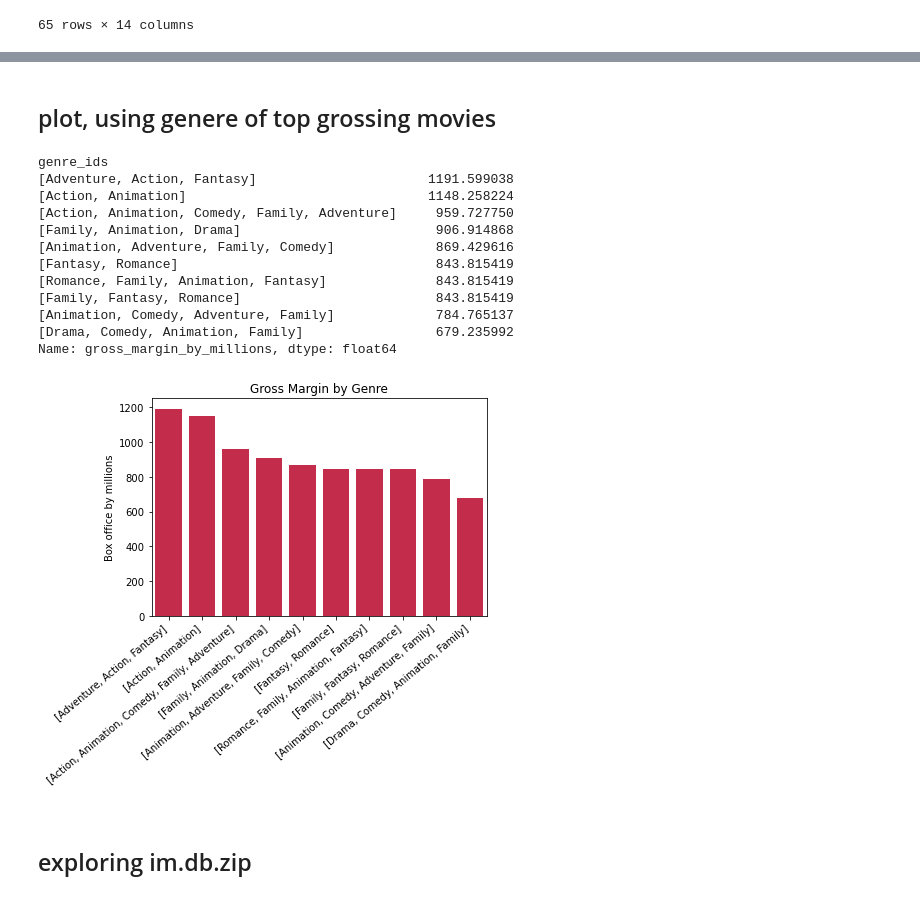
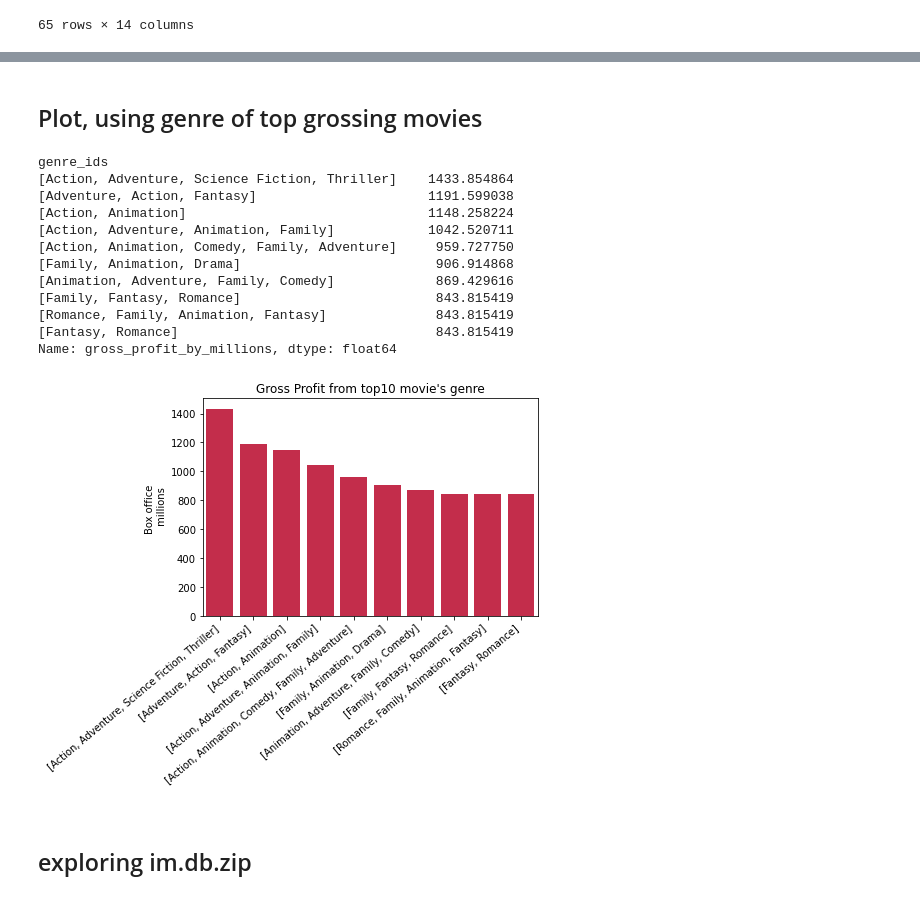
Before and after one commit to mccafj/MS-movie-studio-project, a Jupyter notebook: Notes/Juan-notes.ipynb, the cells around one changed output, grey strips where cells are left out. Cells and saved outputs as stored; diff of their text form; code cells hidden in the pictures.

```diff
--- a/Notes/Juan-notes.ipynb
+++ b/Notes/Juan-notes.ipynb
@@ -487,3 +454,3 @@ df = pd.read_csv('../zippedData/GrossMargin_and_genre_df.csv')
 # %%
-df['gross_margin_by_millions'] = df['gross_margin'] / 1000000
+df['gross_profit_by_millions'] = df['gross_margin'] / 1000000
 # %%
@@ -505,5 +472,5 @@ new = contains_action1(updateGenere)
 # %%
-df['genre_ids'] = new
+#df['genre_ids'] = new
 # %%
 df.drop_duplicates(inplace=True)
 # %%
@@ -533,41 +500,41 @@ plt.gcf().axes[0].yaxis.get_major_formatter().set_scientific(False)
 # %% [markdown]
-## plot, using genere of top grossing movies
+## Plot, using genre of top grossing movies
 # %%
-df_gross_mean = df.groupby(['genre_ids'])['gross_margin_by_millions'].mean()
+df_gross_mean = df.groupby(['genre_ids'])['gross_profit_by_millions'].mean()
 top_gross = df_gross_mean.sort_values( ascending=False).head(10)
 # %%
 top_gross
 # %% [output]
 genre_ids
+[Action, Adventure, Science Fiction, Thriller]    1433.854864
 [Adventure, Action, Fantasy]                      1191.599038
 [Action, Animation]                               1148.258224
+[Action, Adventure, Animation, Family]            1042.520711
 [Action, Animation, Comedy, Family, Adventure]     959.727750
 [Family, Animation, Drama]                         906.914868
 [Animation, Adventure, Family, Comedy]             869.429616
+[Family, Fantasy, Romance]                         843.815419
+[Romance, Family, Animation, Fantasy]              843.815419
 [Fantasy, Romance]                                 843.815419
-[Romance, Family, Animation, Fantasy]              843.815419
-[Family, Fantasy, Romance]                         843.815419
-[Animation, Comedy, Adventure, Family]             784.765137
-[Drama, Comedy, Animation, Family]                 679.235992
-Name: gross_margin_by_millions, dtype: float64
+Name: gross_profit_by_millions, dtype: float64
 # %%
 x1 = top_gross.keys().tolist()
 y1 = top_gross.tolist()
 # %%
 list_of_sub_genere=['Action/Adeventure', 'Action/Animation',
                     'Animation, Comedy, Adventure', 'Family, Animation, Drama', ]
 ax = sns.barplot( x=x1, y=y1, color='crimson', ci=None )
 
 
 
 ax.set_xticklabels(ax.get_xticklabels(), rotation=40, ha="right")
-ax.set_ylabel('Box office by millions')
+ax.set_ylabel('Box office \n millions')
 ax.set_xlabel(' ')
-ax.set_title('Gross Margin by Genre');
+ax.set_title('Gross Profit from top10 movie\'s genre');
 
 plt.gcf().axes[0].yaxis.get_major_formatter().set_scientific(False)
 # %% [output]
-[figure, old version]
+[figure, new version]
 # %% [markdown]
 ## exploring im.db.zip
 # %%
```
Also changed, not shown: parts of 65 cells of this notebook.
